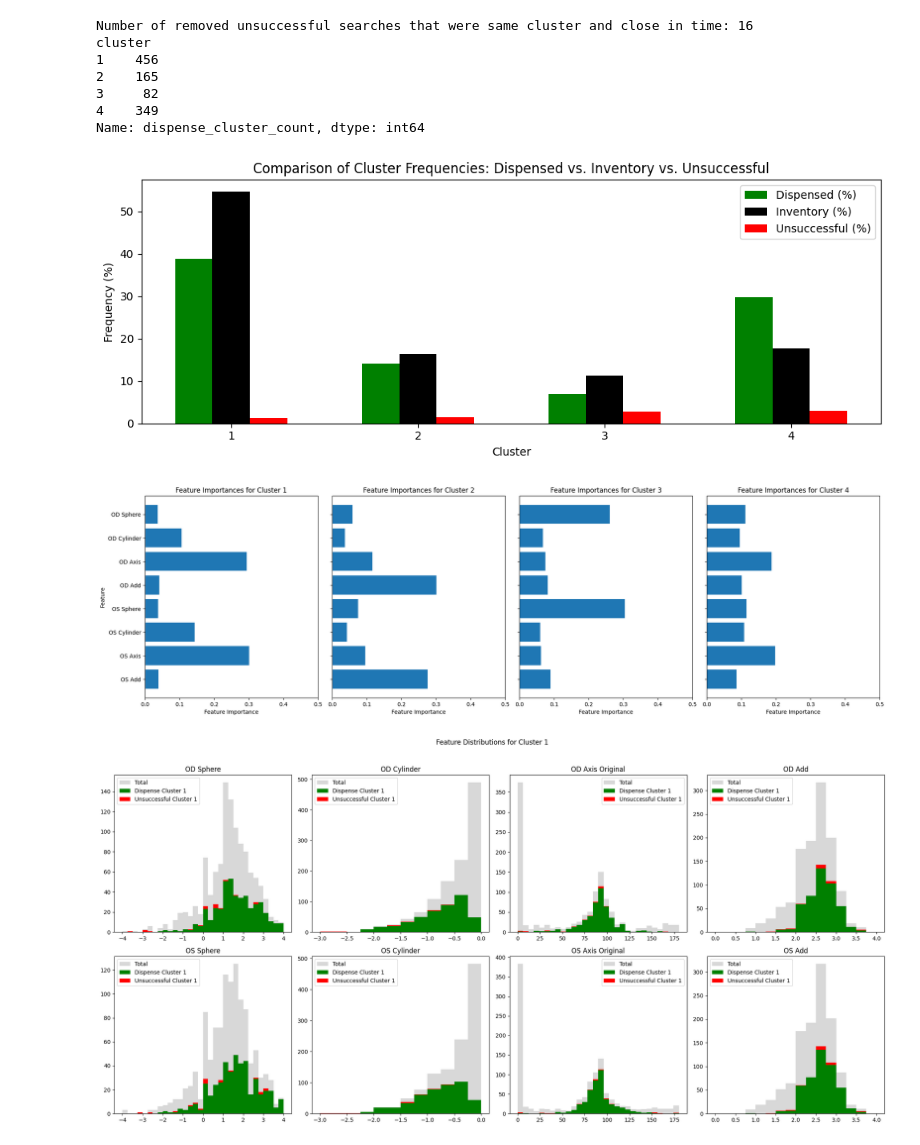
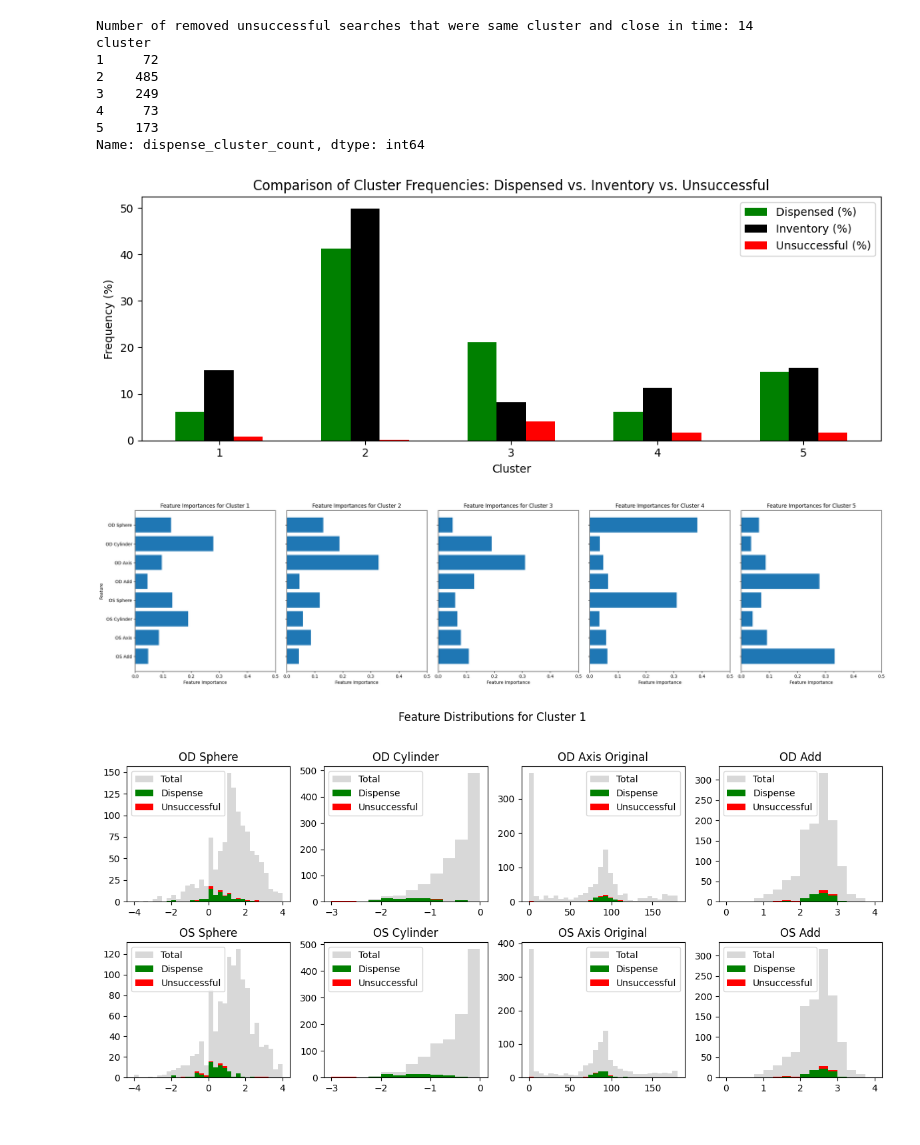
Before and after one commit to reims2/data-analysis, a Jupyter notebook: analysis.ipynb, the cells around one changed output. Cells and saved outputs as stored; diff of their text form; code cells hidden in the pictures.

Commit message:
plot absolute values as well, tweak hyperparams

```diff
--- a/analysis.ipynb
+++ b/analysis.ipynb
@@ -49,6 +51,6 @@ Name: dispense_cluster_count, dtype: float64
 # %%
 from analysis import launch
-launch(True, 'sa', 4)
+launch(True, 'sa', 5)
 # %% [output]
 Number of pre-filtered glasses: 14
 Number of glasses dispensed: 1052
@@ -60,10 +62,11 @@ Number of glasses used for clustering: 1191
-Number of removed unsuccessful searches that were same cluster and close in time: 16
+Number of removed unsuccessful searches that were same cluster and close in time: 14
 cluster
-1    456
-2    165
-3     82
-4    349
+1     72
+2    485
+3    249
+4     73
+5    173
 Name: dispense_cluster_count, dtype: int64
-[figure, old version]
+[figure, new version]
-[figure, old version]
+[figure, new version]
-[figure, old version]
+[figure, new version]
```
Also changed, not shown: parts of 4 cells of this notebook, 1 other file.
